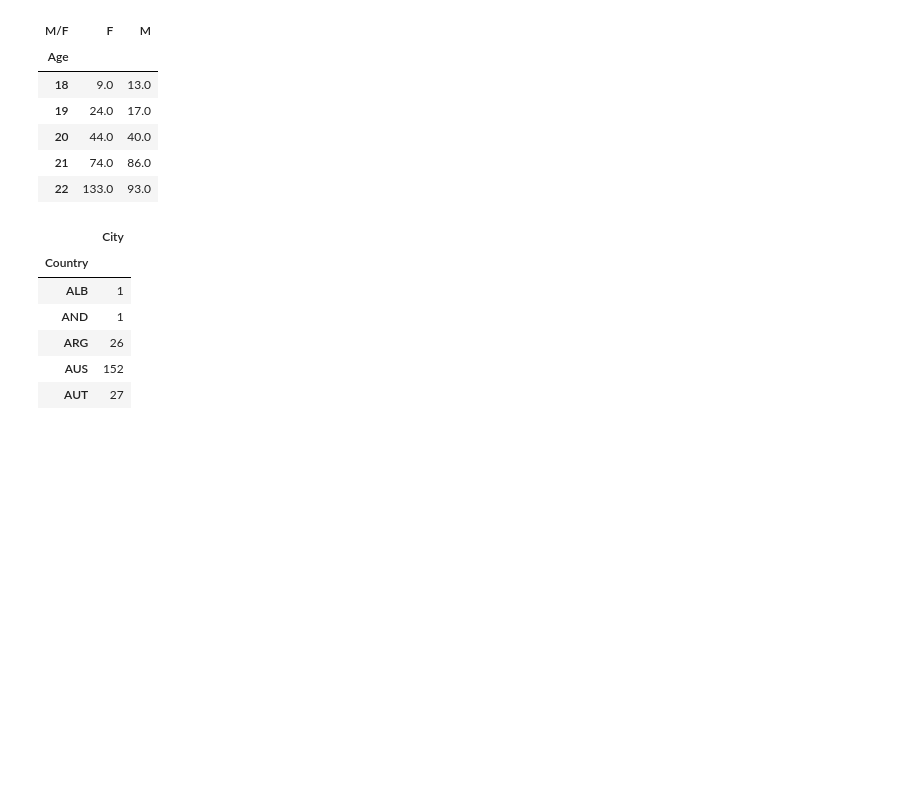
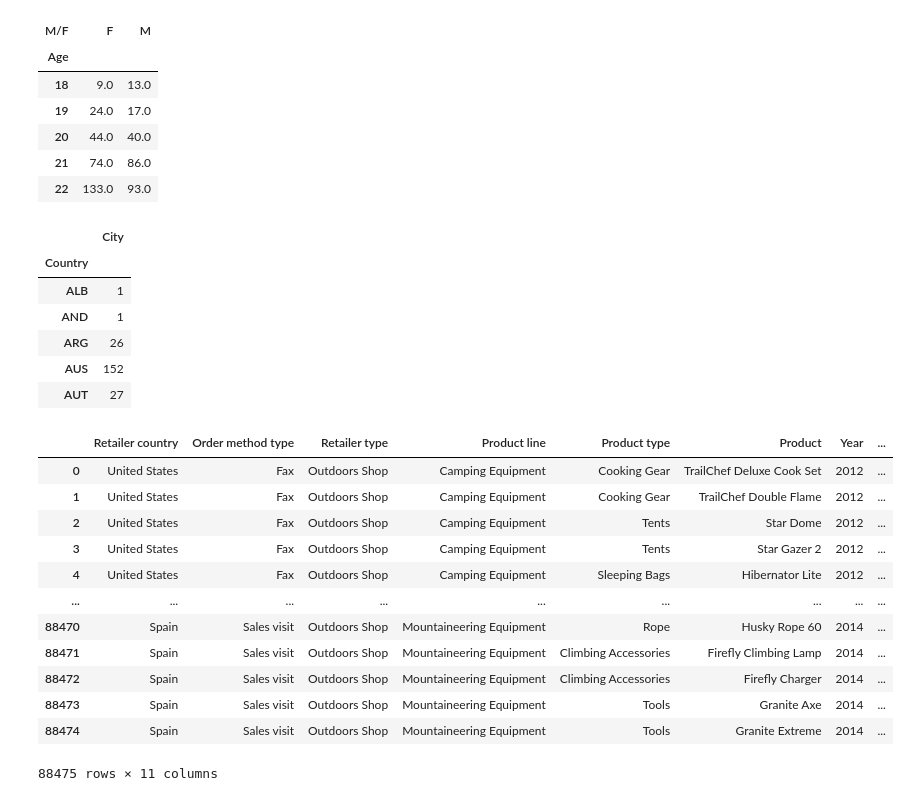
Before and after one commit to Szafranerio/Data_InDepth, a Jupyter notebook: Pandas/Pandas_MultiIndex.ipynb, the cells around one changed output. Cells and saved outputs as stored; diff of their text form; code cells hidden in the pictures; blank space fills up the shorter version.

```diff
--- a/Pandas/Pandas_MultiIndex.ipynb
+++ b/Pandas/Pandas_MultiIndex.ipynb
@@ -516,3 +516,20 @@ data.pivot_table(index='Country', aggfunc='count', values='City').head()
 | ARG | 26 |
 | AUS | 152 |
 | AUT | 27 |
+# %%
+data = pd.read_csv('./data/WA_Sales_Products_2012-14.csv')
+data
+# %% [output]
+|  | Retailer country | Order method type | Retailer type | Product line | Product type | Product | Year | ... |
+| 0 | United States | Fax | Outdoors Shop | Camping Equipment | Cooking Gear | TrailChef Deluxe Cook Set | 2012 | ... |
+| 1 | United States | Fax | Outdoors Shop | Camping Equipment | Cooking Gear | TrailChef Double Flame | 2012 | ... |
+| 2 | United States | Fax | Outdoors Shop | Camping Equipment | Tents | Star Dome | 2012 | ... |
+| 3 | United States | Fax | Outdoors Shop | Camping Equipment | Tents | Star Gazer 2 | 2012 | ... |
+| 4 | United States | Fax | Outdoors Shop | Camping Equipment | Sleeping Bags | Hibernator Lite | 2012 | ... |
+| ... | ... | ... | ... | ... | ... | ... | ... | ... |
+| 88470 | Spain | Sales visit | Outdoors Shop | Mountaineering Equipment | Rope | Husky Rope 60 | 2014 | ... |
+| 88471 | Spain | Sales visit | Outdoors Shop | Mountaineering Equipment | Climbing Accessories | Firefly Climbing Lamp | 2014 | ... |
+| 88472 | Spain | Sales visit | Outdoors Shop | Mountaineering Equipment | Climbing Accessories | Firefly Charger | 2014 | ... |
+| 88473 | Spain | Sales visit | Outdoors Shop | Mountaineering Equipment | Tools | Granite Axe | 2014 | ... |
+| 88474 | Spain | Sales visit | Outdoors Shop | Mountaineering Equipment | Tools | Granite Extreme | 2014 | ... |
+88475 rows × 11 columns
```
